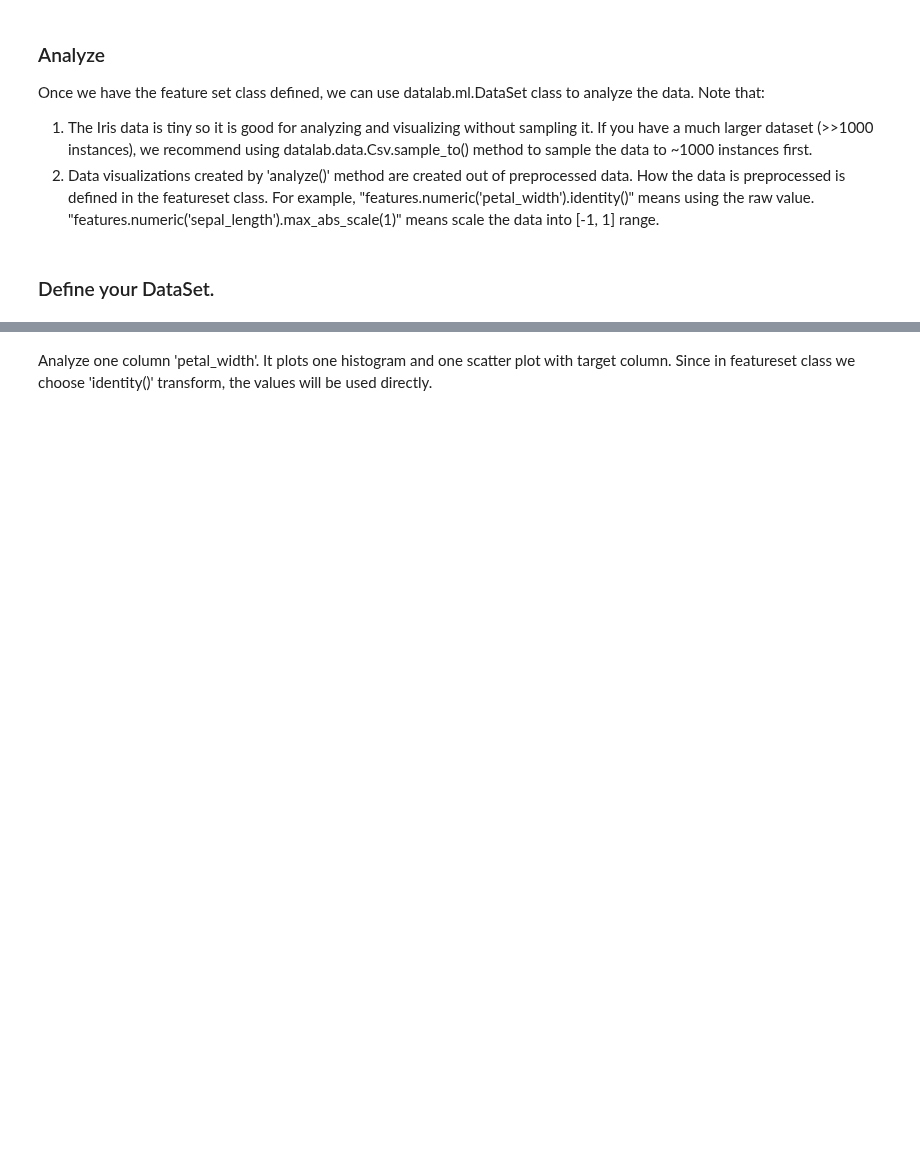
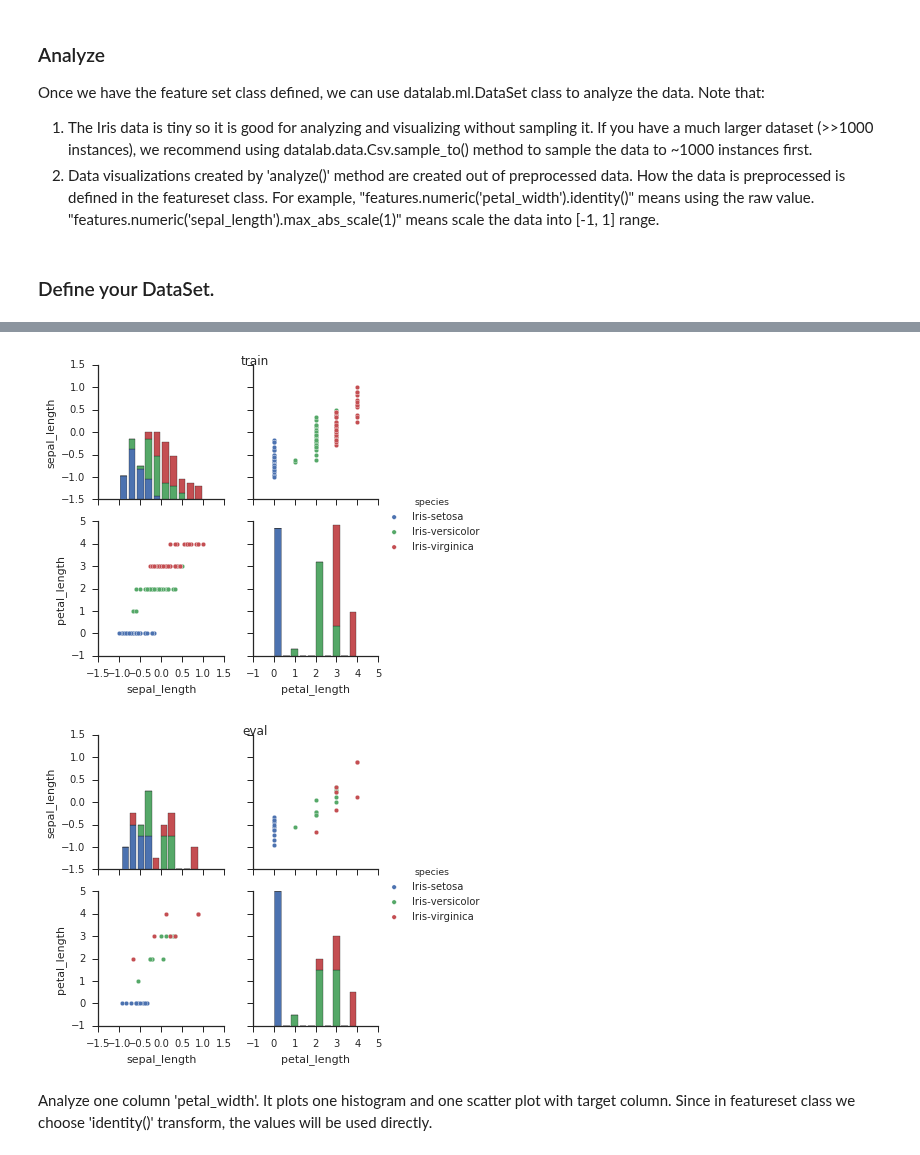
Before and after one commit to googledatalab/notebooks, a Jupyter notebook: tutorials/ml/Iris/1. Feature.ipynb, the cells around one changed output, grey strips where cells are left out. Saved outputs shown, nothing was run; the diff lists cells and outputs as text; code cells hidden in the pictures; blank space fills up the shorter version.

```diff
--- a/tutorials/ml/Iris/1. Feature.ipynb
+++ b/tutorials/ml/Iris/1. Feature.ipynb
@@ -85,3 +96,8 @@ ds = datalab.ml.DataSet(IrisFeatures(),
+# %%
+ds.plot(columns=['sepal_length', 'petal_length'])
+# %% [output]
+[figure, added]
+[figure, added]
 # %% [markdown]
 Analyze one column 'petal_width'. It plots one histogram and one scatter plot with target column. Since in featureset class we choose 'identity()' transform, the values will be used directly.
 # %%
```
Also changed, not shown: parts of 4 cells of this notebook, 1 other file.
